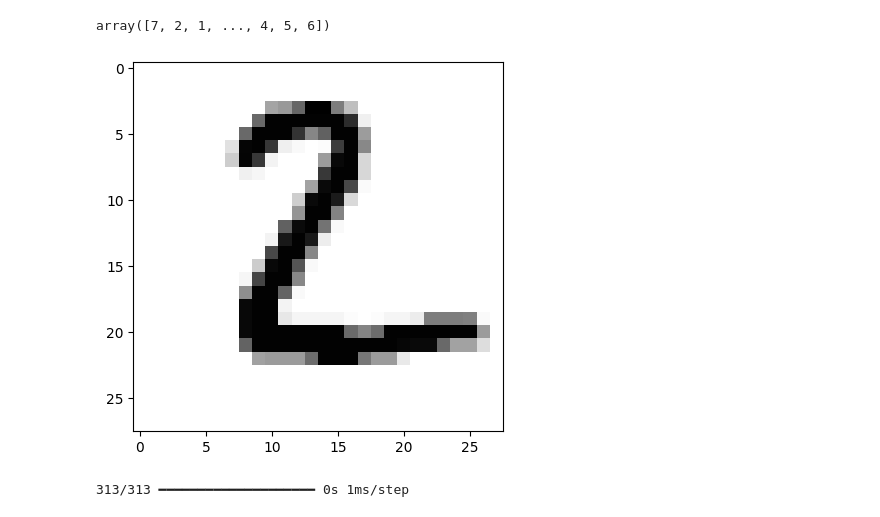
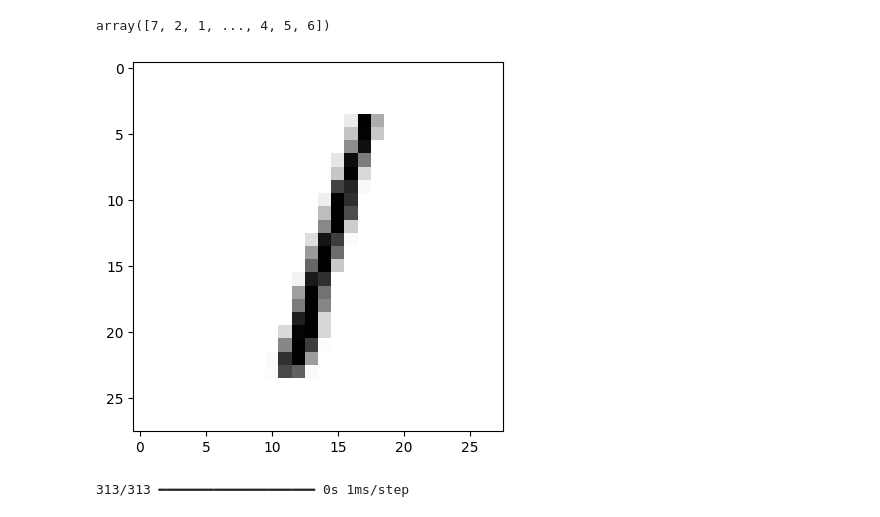
Before and after one commit to diego-dng/1025_DS_VITORIA, a Jupyter notebook: 3-Machine_Learning/3-Deep_Learning/1-Intro_Deep_Learning/2-Keras.ipynb, the cells around one changed output. Drawn from its saved outputs; the diff is of its cells as text; code cells hidden in the pictures.

```diff
--- a/3-Machine_Learning/2-No_Supervisado/3-Deep_Learning/1-Intro_Deep_Learning/2-Keras.ipynb
+++ b/3-Machine_Learning/3-Deep_Learning/1-Intro_Deep_Learning/2-Keras.ipynb
@@ -546,9 +516,9 @@ model.predict(X_test).argmax(axis=1)
 313/313 ━━━━━━━━━━━━━━━━━━━━ 1s 2ms/step
 array([7, 2, 1, ..., 4, 5, 6])
 # %%
-plt.imshow(X_test[1].reshape(28,28), cmap=plt.cm.get_cmap('Greys'));
+plt.imshow(X_test[2].reshape(28,28), cmap=plt.cm.get_cmap('Greys'));
 # %% [output]
-[figure, old version]
+[figure, new version]
 # %%
 from sklearn.metrics import confusion_matrix, classification_report
 
```
Also changed, not shown: parts of 15 cells of this notebook, 8 other files.
